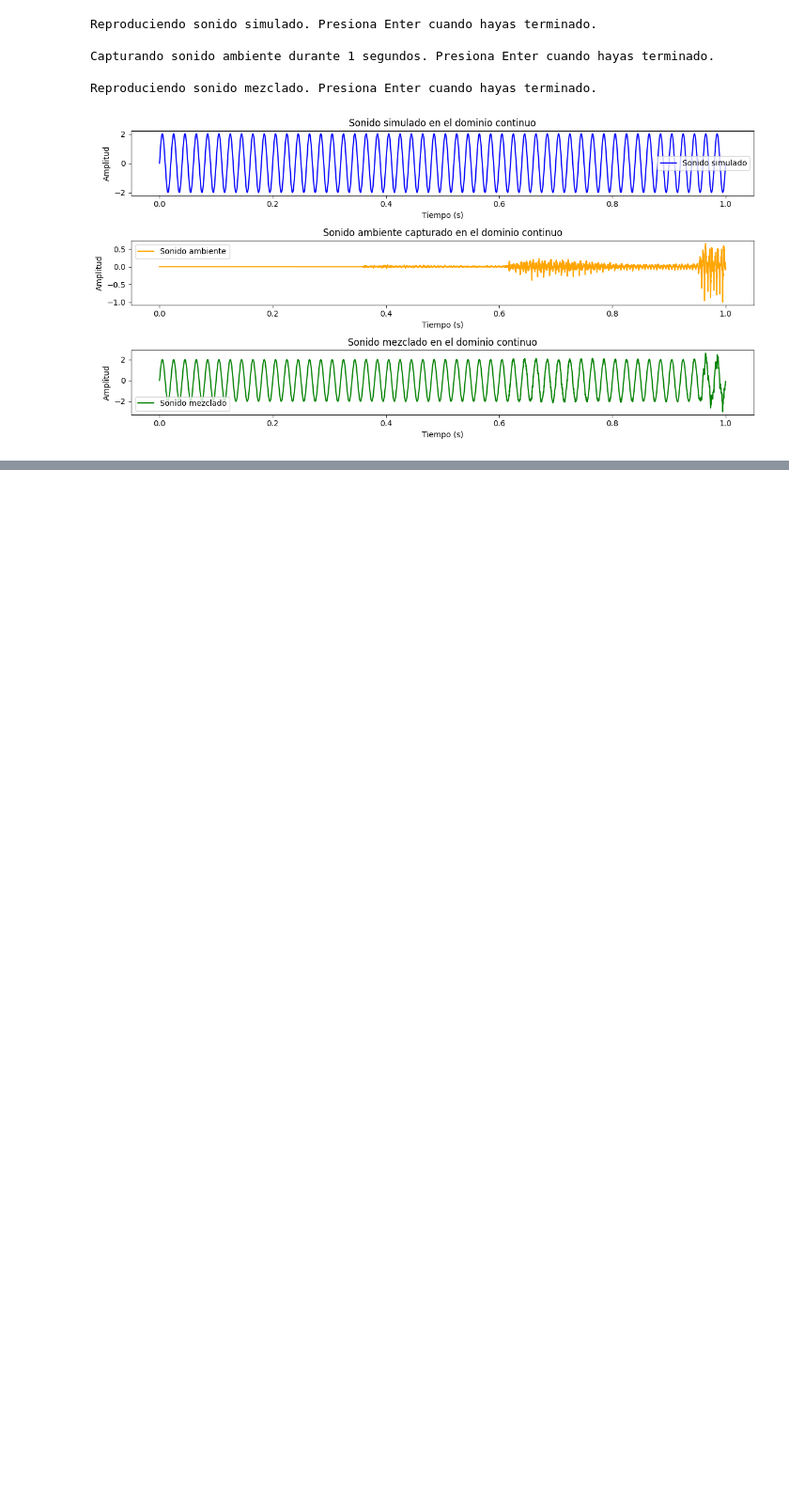
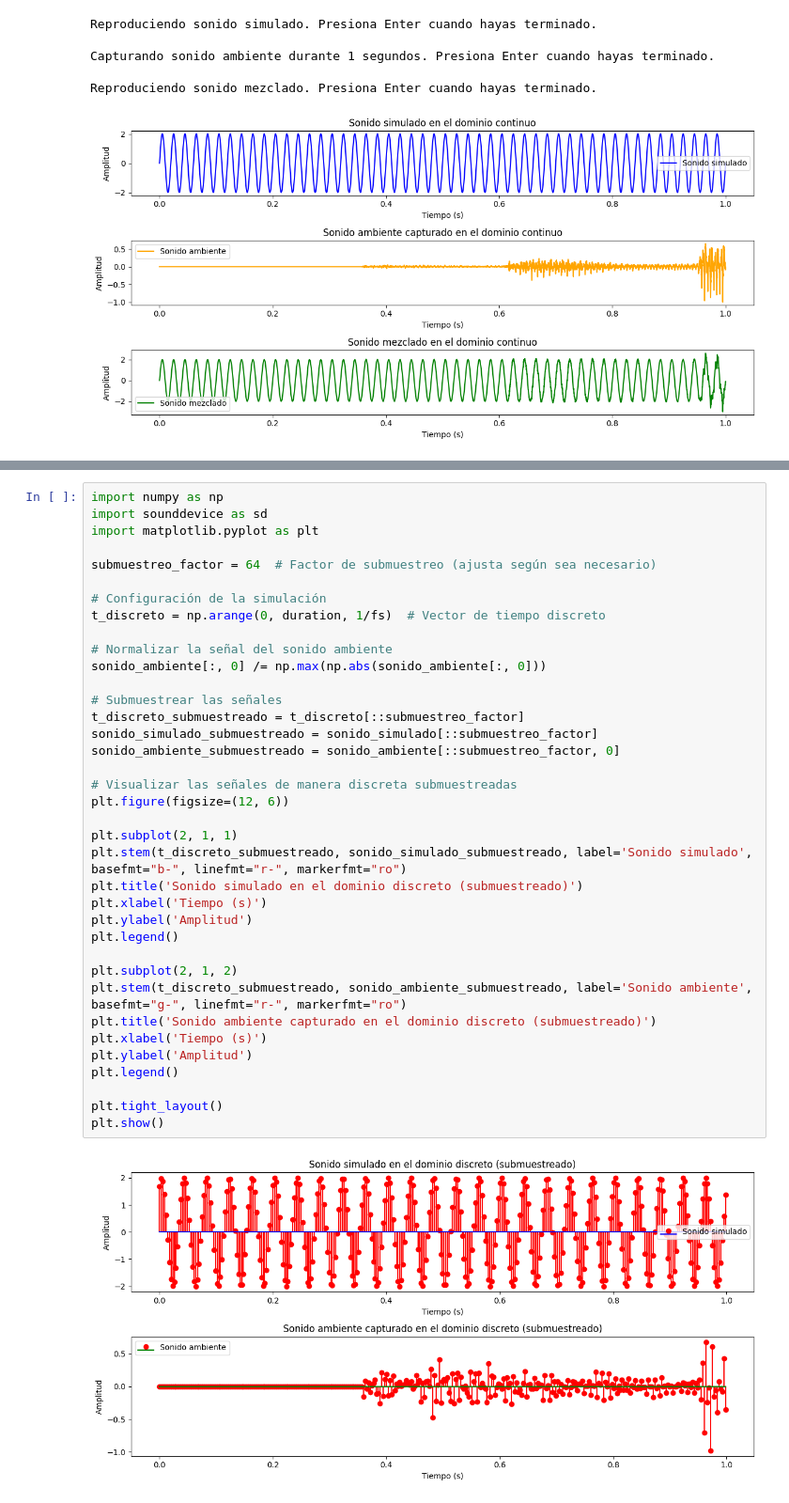
Before and after one commit to Leon7reynosa/Active-noise-cancellation-simulation, a Jupyter notebook: ANC-Simulation.ipynb, the cells around one changed output, grey strips where cells are left out. Shown: that part at 94% size. Cells and saved outputs as stored; diff of their text form; blank space fills up the shorter version.

```diff
--- a/ANC-Simulation.ipynb
+++ b/ANC-Simulation.ipynb
@@ -541,0 +539,39 @@ Reproduciendo sonido mezclado. Presiona Enter cuando hayas terminado.
+# %%
+import numpy as np
+import sounddevice as sd
+import matplotlib.pyplot as plt
+
+submuestreo_factor = 64  # Factor de submuestreo (ajusta según sea necesario)
+
+# Configuración de la simulación
+t_discreto = np.arange(0, duration, 1/fs)  # Vector de tiempo discreto
+
+# Normalizar la señal del sonido ambiente
+sonido_ambiente[:, 0] /= np.max(np.abs(sonido_ambiente[:, 0]))
+
+# Submuestrear las señales
+t_discreto_submuestreado = t_discreto[::submuestreo_factor]
+sonido_simulado_submuestreado = sonido_simulado[::submuestreo_factor]
+sonido_ambiente_submuestreado = sonido_ambiente[::submuestreo_factor, 0]
+
+# Visualizar las señales de manera discreta submuestreadas
+plt.figure(figsize=(12, 6))
+
+plt.subplot(2, 1, 1)
+plt.stem(t_discreto_submuestreado, sonido_simulado_submuestreado, label='Sonido simulado', basefmt="b-", linefmt="r-", markerfmt="ro")
+plt.title('Sonido simulado en el dominio discreto (submuestreado)')
+plt.xlabel('Tiempo (s)')
+plt.ylabel('Amplitud')
+plt.legend()
+
+plt.subplot(2, 1, 2)
+plt.stem(t_discreto_submuestreado, sonido_ambiente_submuestreado, label='Sonido ambiente', basefmt="g-", linefmt="r-", markerfmt="ro")
+plt.title('Sonido ambiente capturado en el dominio discreto (submuestreado)')
+plt.xlabel('Tiempo (s)')
+plt.ylabel('Amplitud')
+plt.legend()
+
+plt.tight_layout()
+plt.show()
+# %% [output]
+[figure, added]
```
Also changed, not shown: parts of 2 cells of this notebook, 1 other file.
